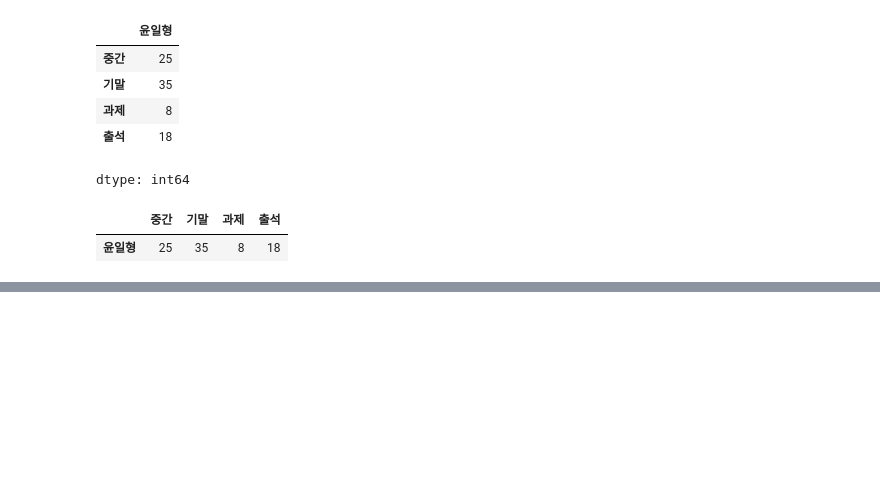
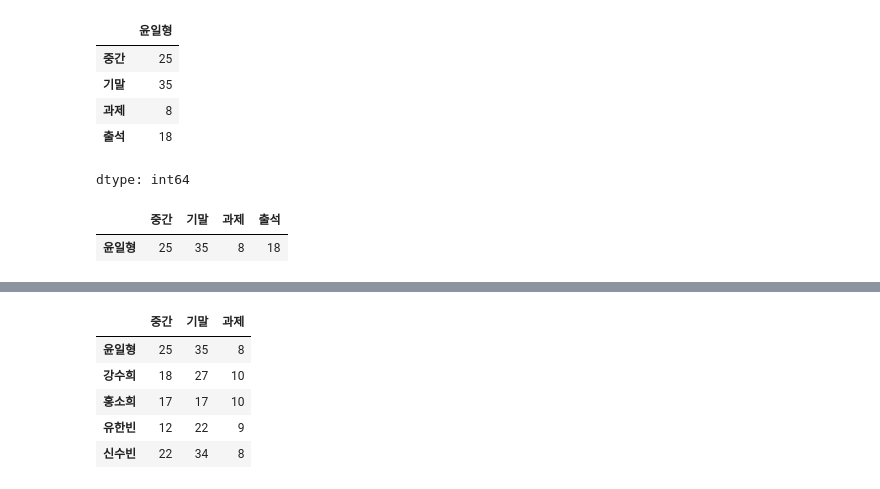
Before and after one commit to seusik1122/2025-1-myclass-BDA, a Jupyter notebook: inclass/02w_A_0317_pandas_basic.ipynb, the cells around one changed output, grey strips where cells are left out. Saved outputs shown, nothing was run; the diff lists cells and outputs as text; code cells hidden in the pictures; blank space fills up the shorter version.

```diff
--- a/inclass/02w_A_0317_pandas_basic.ipynb
+++ b/inclass/02w_A_0317_pandas_basic.ipynb
@@ -737,0 +809,9 @@ pf.loc[(pf.중간 > 10) & ()]
+# %%
+pf.loc[:, '중간':'과제']
+# %% [output]
+|  | 중간 | 기말 | 과제 |
+| 윤일형 | 25 | 35 | 8 |
+| 강수희 | 18 | 27 | 10 |
+| 홍소희 | 17 | 17 | 10 |
+| 유한빈 | 12 | 22 | 9 |
+| 신수빈 | 22 | 34 | 8 |
```
Also changed, not shown: parts of 42 cells of this notebook.
